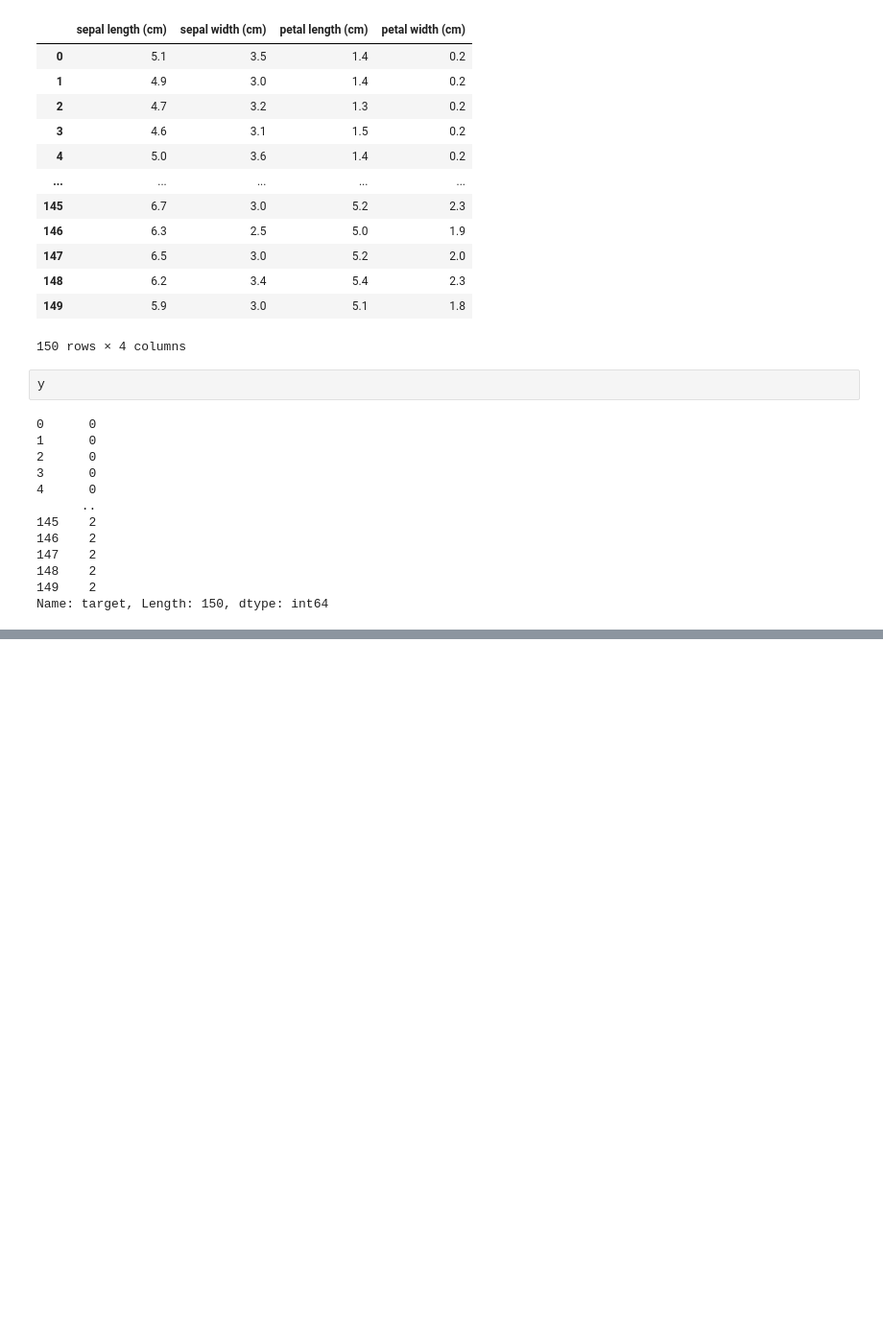
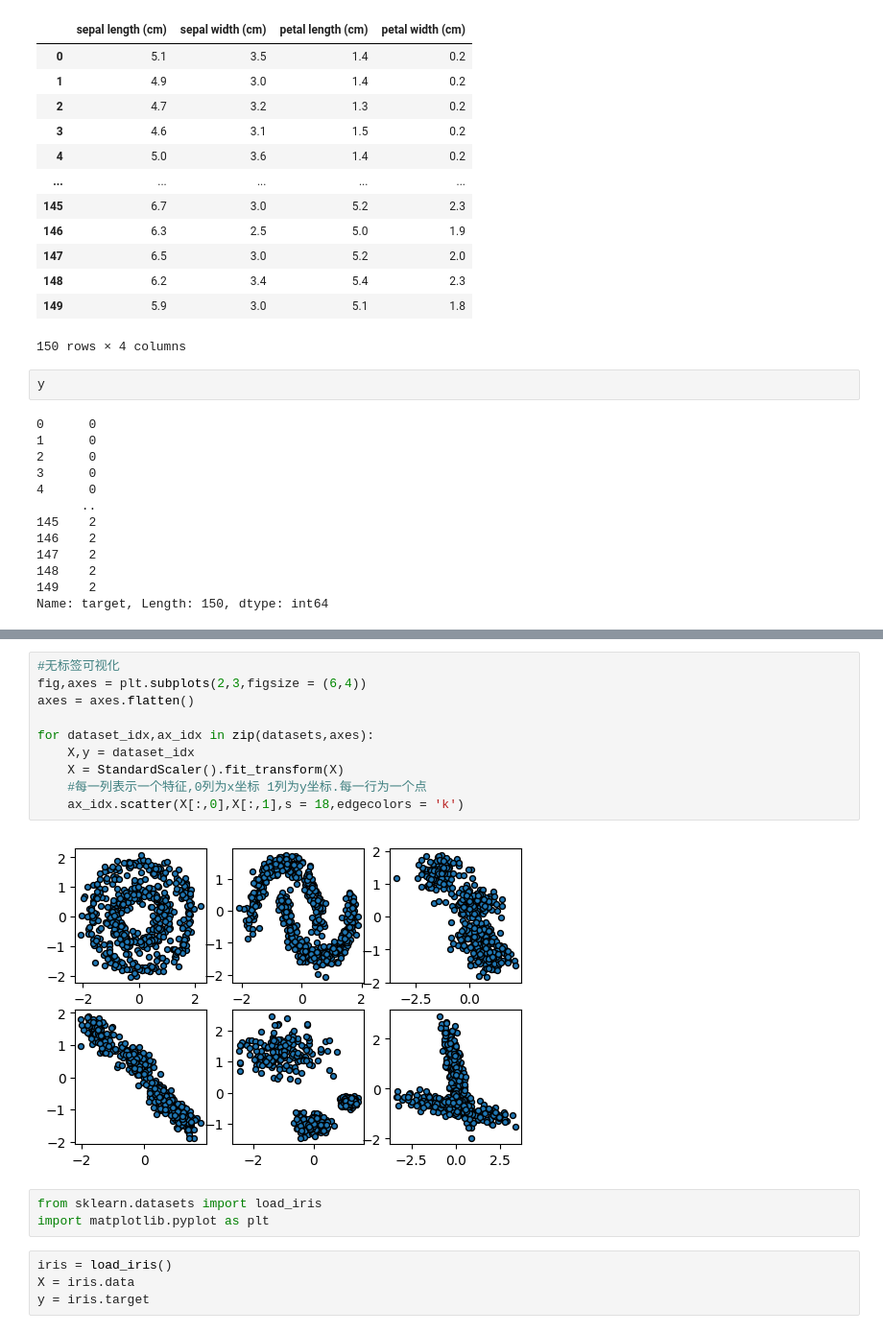
Before and after one commit to Arch-jyh/iris_books, a Jupyter notebook: book1/29/exercise.ipynb, the cells around one changed output, grey strips where cells are left out. Shown: that part at 96% size. Cells and saved outputs as stored; diff of their text form; blank space fills up the shorter version.

```diff
--- a/book1/29/exercise.ipynb
+++ b/book1/29/exercise.ipynb
@@ -83,0 +144,19 @@ Name: target, Length: 150, dtype: int64
+# %%
+#无标签可视化
+fig,axes = plt.subplots(2,3,figsize = (6,4))
+axes = axes.flatten()
+
+for dataset_idx,ax_idx in zip(datasets,axes):
+    X,y = dataset_idx
+    X = StandardScaler().fit_transform(X)
+    #每一列表示一个特征,0列为x坐标 1列为y坐标.每一行为一个点
+    ax_idx.scatter(X[:,0],X[:,1],s = 18,edgecolors = 'k')
+# %% [output]
+[figure, added]
+# %%
+from sklearn.datasets import load_iris
+import matplotlib.pyplot as plt
+# %%
+iris = load_iris()
+X = iris.data
+y = iris.target
```
Also changed, not shown: parts of 32 cells of this notebook, 1 other file.
